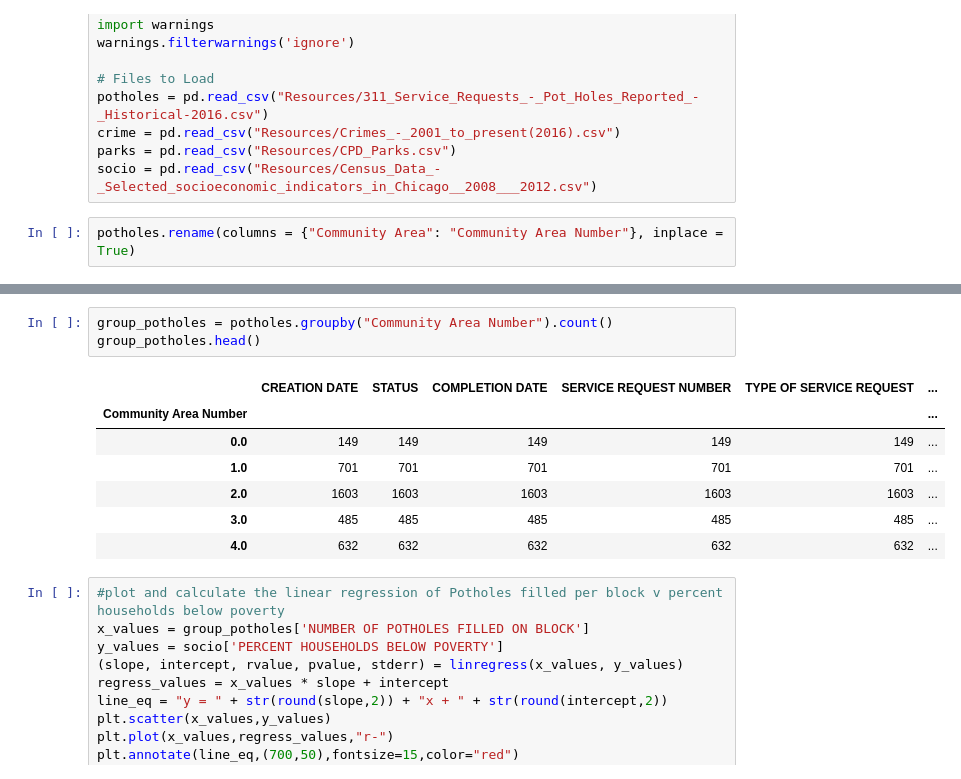
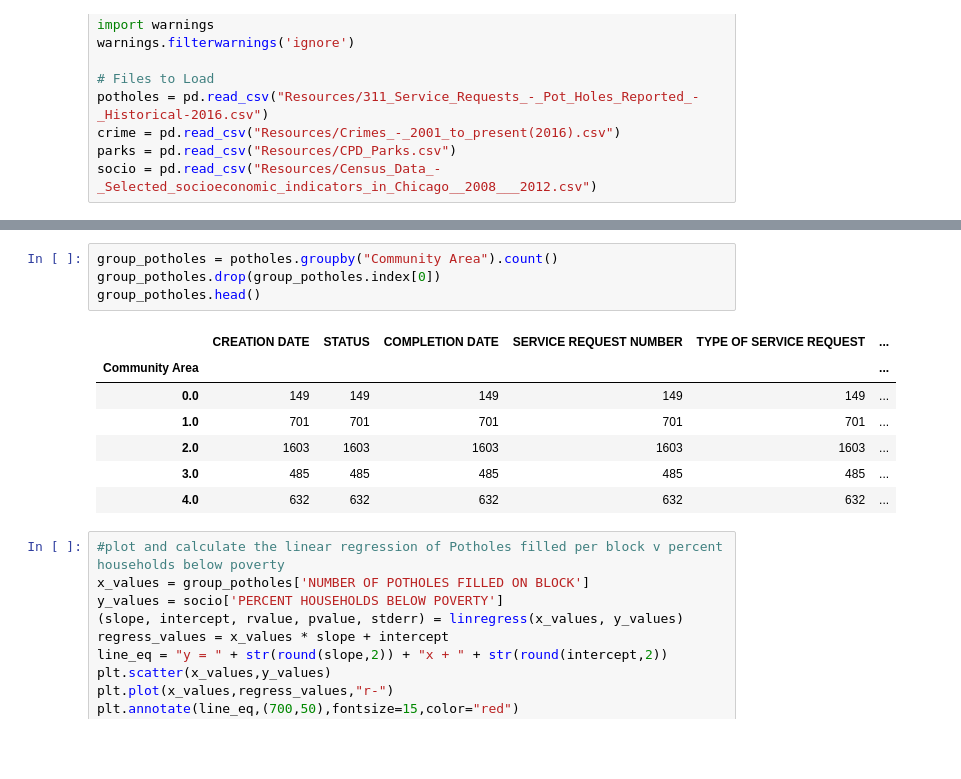
Before and after one commit to NUBootcampTeam/ParksAndPotholes, a Jupyter notebook: Potholes_Money.ipynb, the cells around one changed output, grey strips where cells are left out. Cells and saved outputs as stored; diff of their text form; blank space fills up the shorter version.

```diff
--- a/Potholes_Money.ipynb
+++ b/Potholes_Money.ipynb
@@ -17,5 +17,3 @@ potholes = pd.read_csv("Resources/311_Service_Requests_-_Pot_Holes_Reported_-_Hi
 crime = pd.read_csv("Resources/Crimes_-_2001_to_present(2016).csv")
 parks = pd.read_csv("Resources/CPD_Parks.csv")
 socio = pd.read_csv("Resources/Census_Data_-_Selected_socioeconomic_indicators_in_Chicago__2008___2012.csv")
-# %%
-potholes.rename(columns = {"Community Area": "Community Area Number"}, inplace = True)
@@ -50,11 +36,12 @@ socio.head()
 | 3 | 4.0 | Lincoln Square | 3.4 | 10.9 | ... |
 | 4 | 5.0 | North Center | 0.3 | 7.5 | ... |
 # %%
-group_potholes = potholes.groupby("Community Area Number").count()
+group_potholes = potholes.groupby("Community Area").count()
+group_potholes.drop(group_potholes.index[0])
 group_potholes.head()
 # %% [output]
 |  | CREATION DATE | STATUS | COMPLETION DATE | SERVICE REQUEST NUMBER | TYPE OF SERVICE REQUEST | ... |
-| Community Area Number |  |  |  |  |  | ... |
+| Community Area |  |  |  |  |  | ... |
 | 0.0 | 149 | 149 | 149 | 149 | 149 | ... |
 | 1.0 | 701 | 701 | 701 | 701 | 701 | ... |
 | 2.0 | 1603 | 1603 | 1603 | 1603 | 1603 | ... |
```
Also changed, not shown: parts of 2 cells of this notebook, 1 other file.
